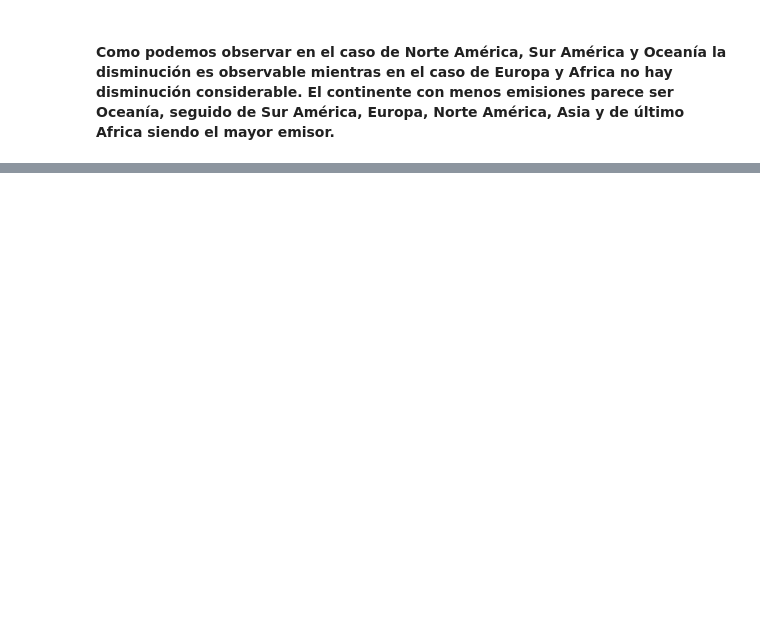
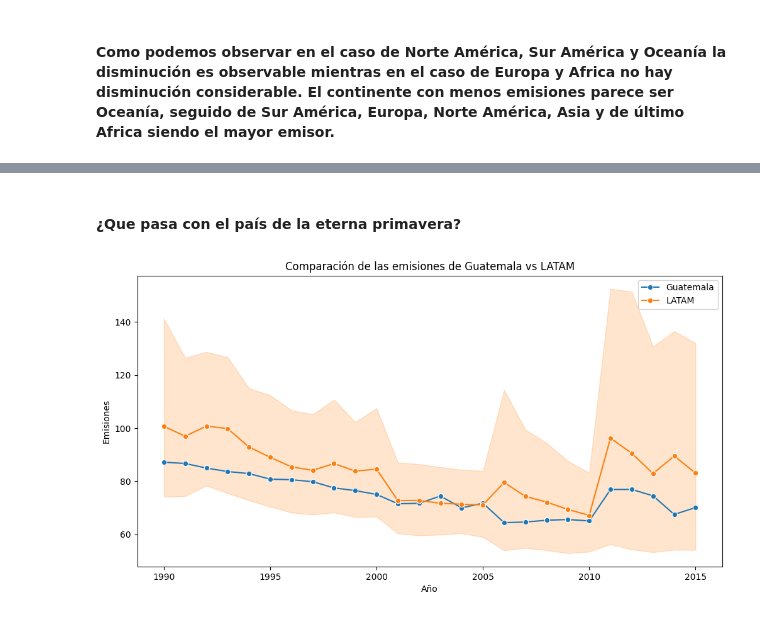
Before and after one commit to LPELCRACK896/DS_lab9, a Jupyter notebook: emissions.ipynb, the cells around one changed output, grey strips where cells are left out. Saved outputs shown, nothing was run; the diff lists cells and outputs as text; code cells hidden in the pictures; blank space fills up the shorter version.

```diff
--- a/emissions.ipynb
+++ b/emissions.ipynb
@@ -262,0 +325,28 @@ plot_emissions_pie_chart(df_filtered, country_groups_dict)
+# %%
+def plot_comparison(guatemala_data, comparison_data, comparison_label, year_column, emissions_column, title):
+    fig, ax = plt.subplots(figsize=(12, 6))
+
+    # Graficar Guatemala
+    sns.lineplot(data=guatemala_data, x=year_column, y=emissions_column, ax=ax, label='Guatemala', marker='o')
+
+    # Graficar comparación (LATAM o Mundo)
+    sns.lineplot(data=comparison_data, x=year_column, y=emissions_column, ax=ax, label=comparison_label, marker='o')
+
+    # Títulos y etiquetas
+    ax.set_title(title)
+    ax.set_xlabel('Año')
+    ax.set_ylabel('Emisiones')
+    ax.legend()
+
+    plt.show()
+# %% [markdown]
+#### ¿Que pasa con el país de la eterna primavera?
+# %%
+
+guatemala_data = df_filtered[df_filtered['Entity'] == 'Guatemala']
+
+latam_data = df_filtered[df_filtered['Entity'].isin(LATAM_COUNTRIES)]
+
+plot_comparison(guatemala_data, latam_data, 'LATAM', 'Year', "Food's share of total emissions (incl. LULUFC)", 'Comparación de las emisiones de Guatemala vs LATAM')
+# %% [output]
+[figure, added]
```
Also changed, not shown: parts of 16 cells of this notebook, 1 other file.
